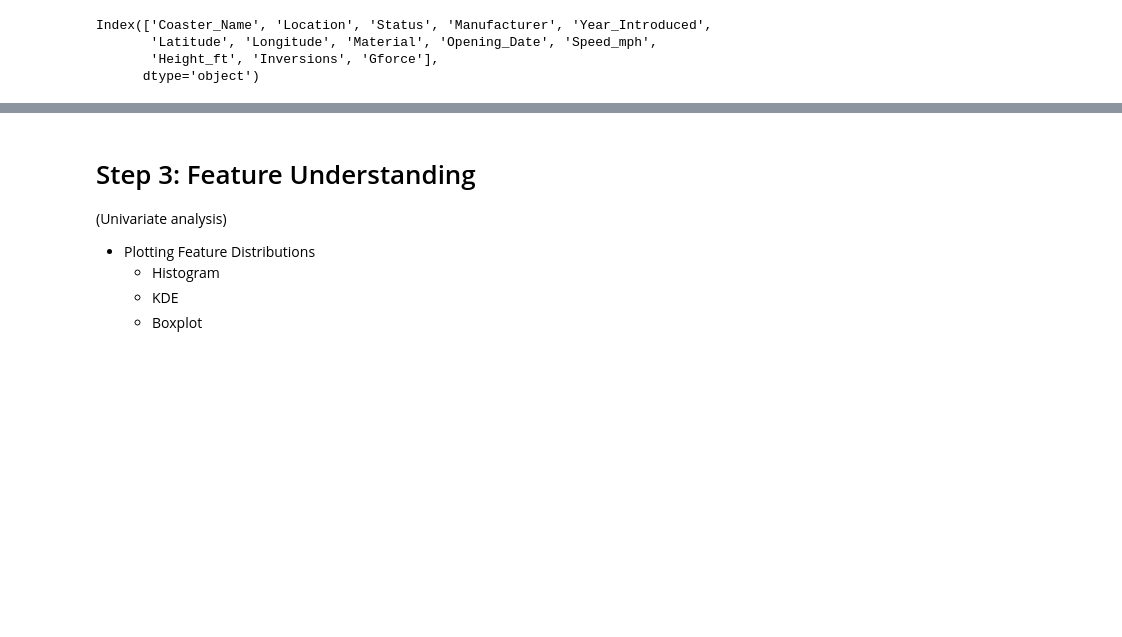
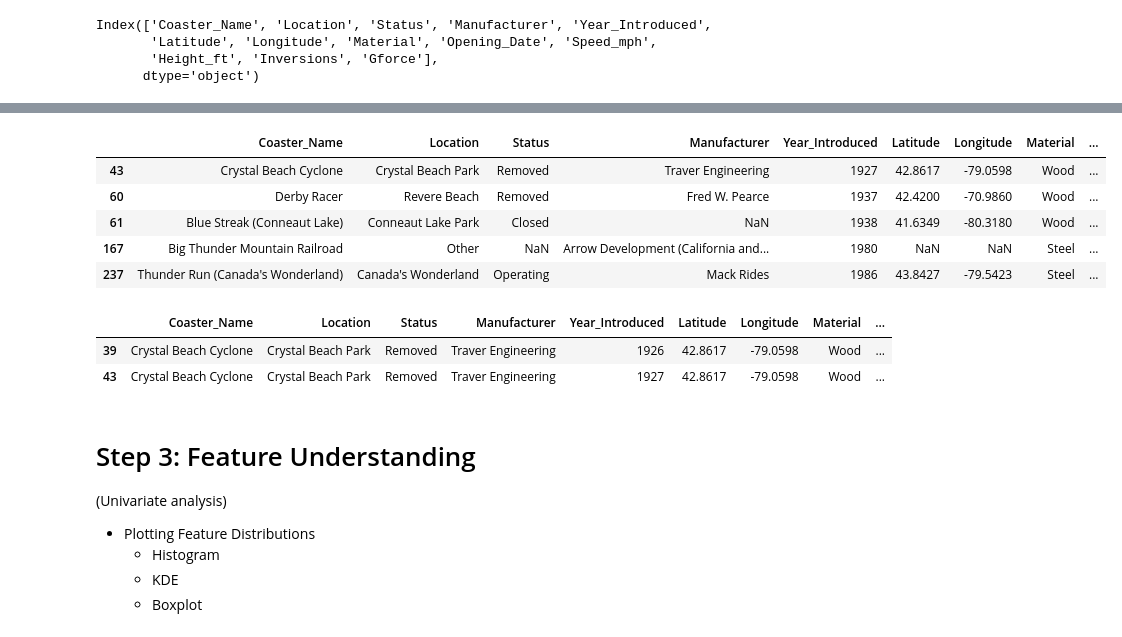
Before and after one commit to aayaan14/RollerCoaster-EDA, a Jupyter notebook: introduction-to-exploratory-data-analysis.ipynb, the cells around one changed output, grey strips where cells are left out. Drawn from its saved outputs; the diff is of its cells as text; code cells hidden in the pictures; blank space fills up the shorter version.

Commit message:
Kaggle Notebook | RollerCoaster-EDA | Version 5

```diff
--- a/introduction-to-exploratory-data-analysis.ipynb
+++ b/introduction-to-exploratory-data-analysis.ipynb
@@ -141,0 +176,15 @@ Index(['Coaster_Name', 'Location', 'Status', 'Manufacturer', 'Year_Introduced',
+# %%
+df.loc[df.duplicated(subset = ['Coaster_Name'])].head()
+# %% [output]
+|  | Coaster_Name | Location | Status | Manufacturer | Year_Introduced | Latitude | Longitude | Material | ... |
+| 43 | Crystal Beach Cyclone | Crystal Beach Park | Removed | Traver Engineering | 1927 | 42.8617 | -79.0598 | Wood | ... |
+| 60 | Derby Racer | Revere Beach | Removed | Fred W. Pearce | 1937 | 42.4200 | -70.9860 | Wood | ... |
+| 61 | Blue Streak (Conneaut Lake) | Conneaut Lake Park | Closed | NaN | 1938 | 41.6349 | -80.3180 | Wood | ... |
+| 167 | Big Thunder Mountain Railroad | Other | NaN | Arrow Development (California and... | 1980 | NaN | NaN | Steel | ... |
+| 237 | Thunder Run (Canada's Wonderland) | Canada's Wonderland | Operating | Mack Rides | 1986 | 43.8427 | -79.5423 | Steel | ... |
+# %%
+df.query('Coaster_Name == "Crystal Beach Cyclone"')
+# %% [output]
+|  | Coaster_Name | Location | Status | Manufacturer | Year_Introduced | Latitude | Longitude | Material | ... |
+| 39 | Crystal Beach Cyclone | Crystal Beach Park | Removed | Traver Engineering | 1926 | 42.8617 | -79.0598 | Wood | ... |
+| 43 | Crystal Beach Cyclone | Crystal Beach Park | Removed | Traver Engineering | 1927 | 42.8617 | -79.0598 | Wood | ... |
```
Also changed, not shown: parts of 5 cells of this notebook.
